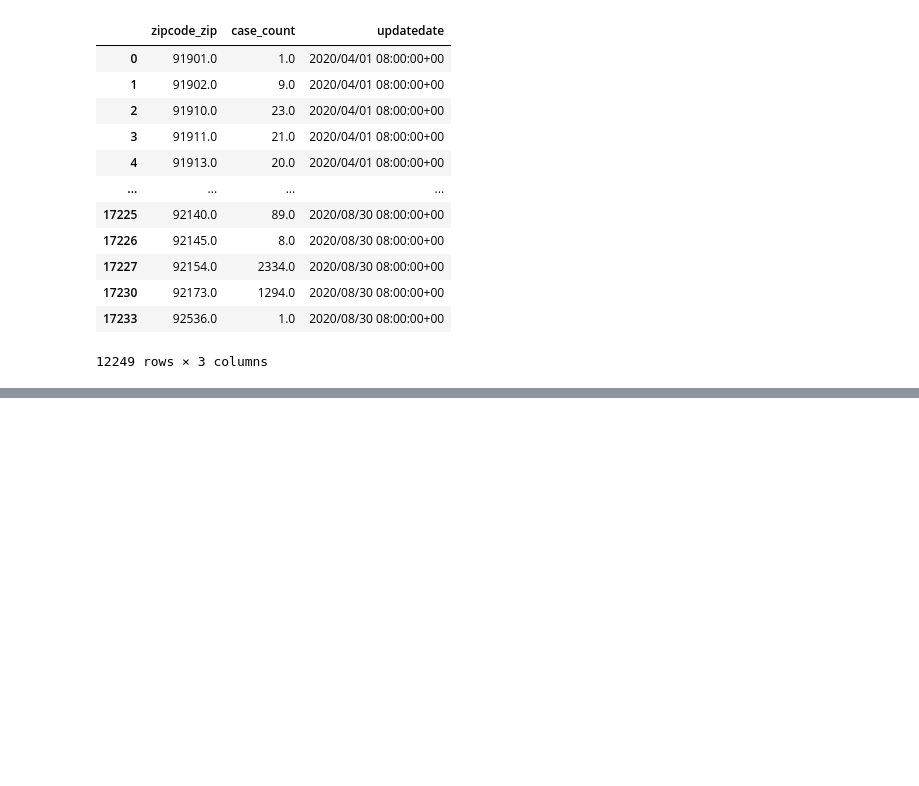
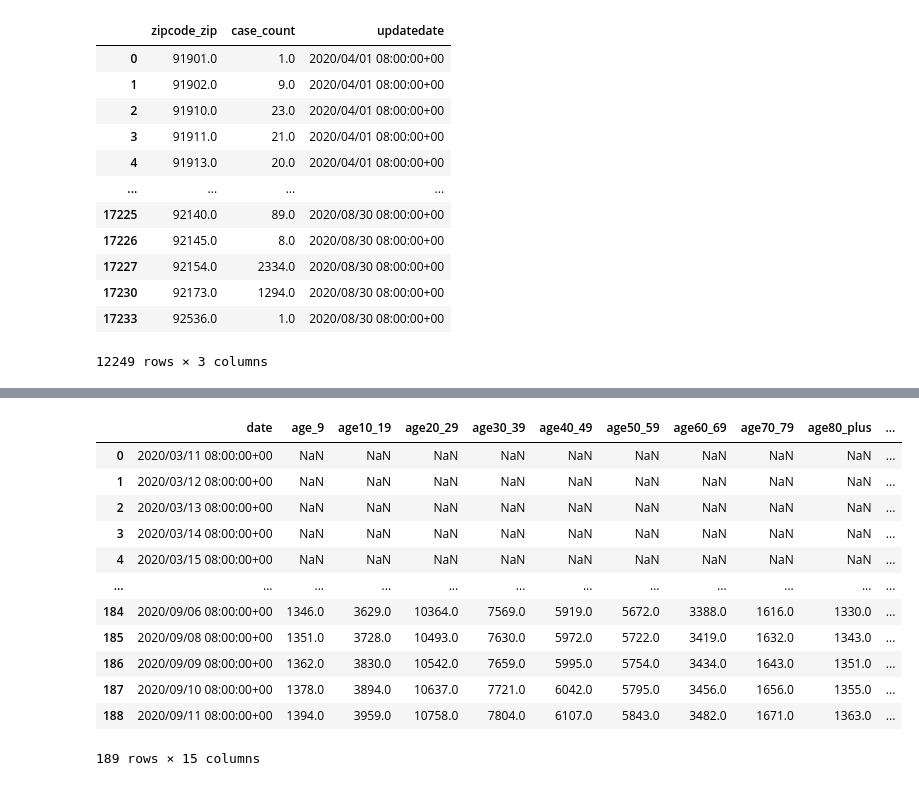
Before and after one commit to renaldyh27/COVID-Cool-for-School, a Jupyter notebook: api_exploration.ipynb, the cells around one changed output, grey strips where cells are left out. Saved outputs shown, nothing was run; the diff lists cells and outputs as text; code cells hidden in the pictures; blank space fills up the shorter version.

```diff
--- a/api_exploration.ipynb
+++ b/api_exploration.ipynb
@@ -154,0 +182,18 @@ Zipcases
+# %%
+filtered_Dem_Cases = Demcases[["date","age_9","age10_19","age20_29","age30_39","age40_49"
+,"age50_59","age60_69","age70_79","age80_plus","ageunknow","genderfemale", "gendermale", "newtests", "newcases"]]
+filtered_Dem_Cases
+# %% [output]
+|  | date | age_9 | age10_19 | age20_29 | age30_39 | age40_49 | age50_59 | age60_69 | age70_79 | age80_plus | ... |
+| 0 | 2020/03/11 08:00:00+00 | NaN | NaN | NaN | NaN | NaN | NaN | NaN | NaN | NaN | ... |
+| 1 | 2020/03/12 08:00:00+00 | NaN | NaN | NaN | NaN | NaN | NaN | NaN | NaN | NaN | ... |
+| 2 | 2020/03/13 08:00:00+00 | NaN | NaN | NaN | NaN | NaN | NaN | NaN | NaN | NaN | ... |
+| 3 | 2020/03/14 08:00:00+00 | NaN | NaN | NaN | NaN | NaN | NaN | NaN | NaN | NaN | ... |
+| 4 | 2020/03/15 08:00:00+00 | NaN | NaN | NaN | NaN | NaN | NaN | NaN | NaN | NaN | ... |
+| ... | ... | ... | ... | ... | ... | ... | ... | ... | ... | ... | ... |
+| 184 | 2020/09/06 08:00:00+00 | 1346.0 | 3629.0 | 10364.0 | 7569.0 | 5919.0 | 5672.0 | 3388.0 | 1616.0 | 1330.0 | ... |
+| 185 | 2020/09/08 08:00:00+00 | 1351.0 | 3728.0 | 10493.0 | 7630.0 | 5972.0 | 5722.0 | 3419.0 | 1632.0 | 1343.0 | ... |
+| 186 | 2020/09/09 08:00:00+00 | 1362.0 | 3830.0 | 10542.0 | 7659.0 | 5995.0 | 5754.0 | 3434.0 | 1643.0 | 1351.0 | ... |
+| 187 | 2020/09/10 08:00:00+00 | 1378.0 | 3894.0 | 10637.0 | 7721.0 | 6042.0 | 5795.0 | 3456.0 | 1656.0 | 1355.0 | ... |
+| 188 | 2020/09/11 08:00:00+00 | 1394.0 | 3959.0 | 10758.0 | 7804.0 | 6107.0 | 5843.0 | 3482.0 | 1671.0 | 1363.0 | ... |
+189 rows × 15 columns
```
Also changed, not shown: parts of 9 cells of this notebook.
